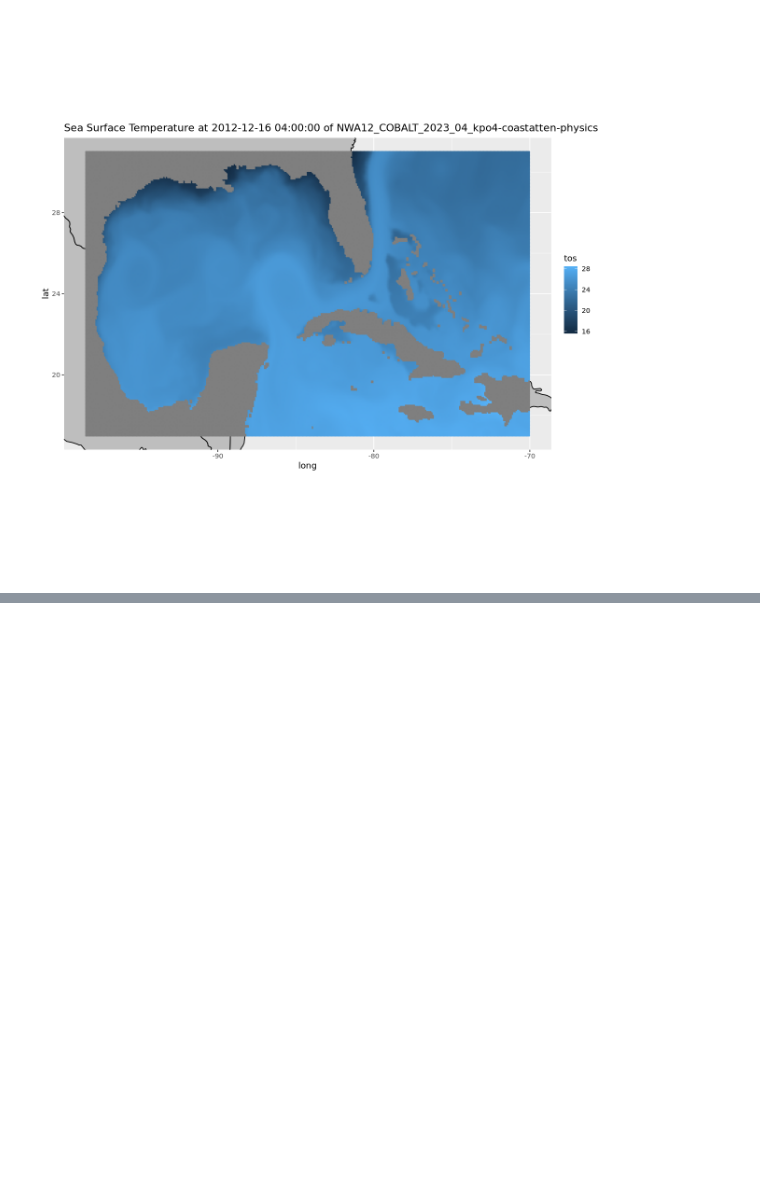
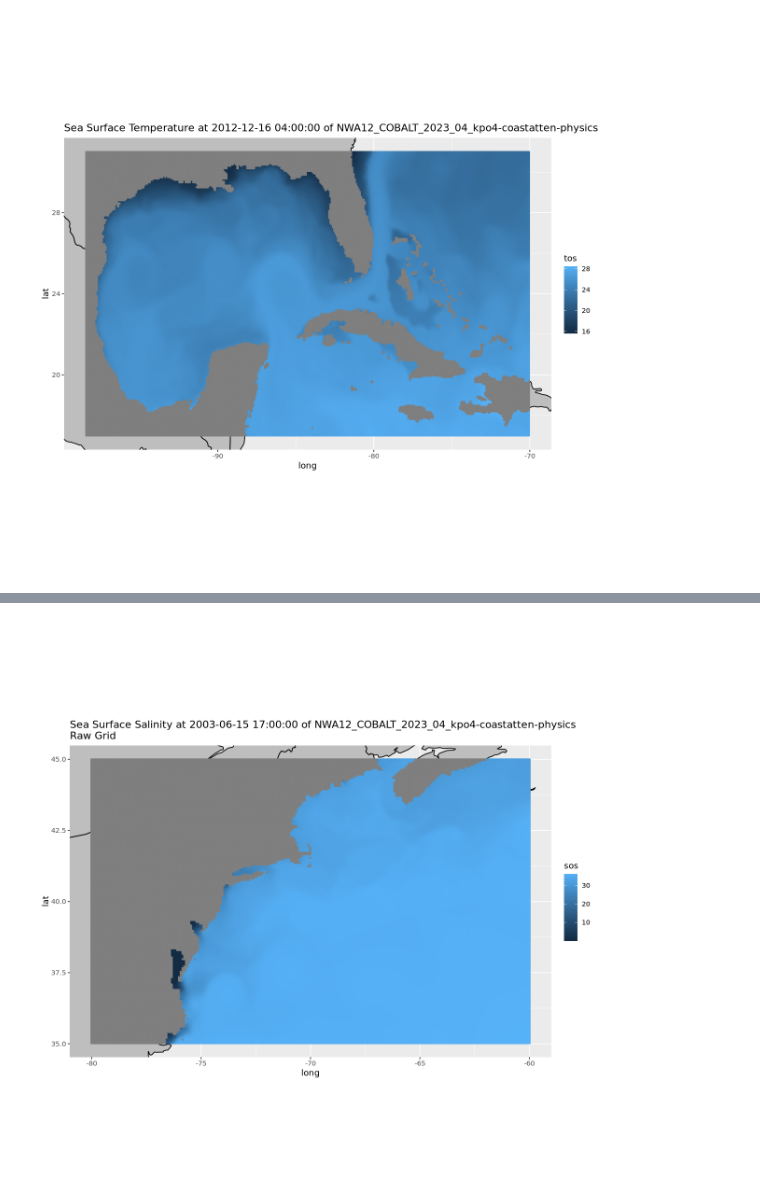
Before and after one commit to chiaweh2/cefi-cookbook, a Jupyter notebook: content/data_access/access_cloud/r_get_cefi.ipynb, the cells around one changed output, grey strips where cells are left out. Cells and saved outputs as stored; diff of their text form; code cells hidden in the pictures; blank space fills up the shorter version.

Commit message:
add exmaple for getting the raw grid data and combining it with the real lat/lon

```diff
--- a/content/data_access/access_cloud/r_get_cefi.ipynb
+++ b/content/data_access/access_cloud/r_get_cefi.ipynb
@@ -157,0 +214,3 @@ p
+# %%
+lon <- grid$geolon$values
+lat <- grid$geolat$values
@@ -157,0 +219,17 @@ p
+# %%
+slice <- slice$transpose('xh', 'yh', 'time', 'nv')
+X <- as.vector(t(lon))
+Y <- as.vector(t(lat))
+data <- as.vector(t(matrix(slice$sos$values)))
+
+df <- data.frame(
+  "lon" = X,
+  "lat" = Y,
+  "sos" = data
+)
+# %%
+sub = filter(df, lat>35)
+sub = filter(sub, lat<45)
+sub = filter(sub, lon>=-80)
+sub = filter(sub, lon<=-60)
+sub
@@ -157,0 +256,14 @@ p
+# %%
+options(repr.plot.width = 10, repr.plot.height = 10)
+ylim <- c( min(sub$lat), max(sub$lat) )
+xlim <- c( min(sub$lon), max(sub$lon) )
+# %%
+w <- map_data( 'world', ylim = ylim, xlim = xlim )
+p = ggplot() +
+    geom_polygon(data = w, aes(x=long, y = lat, group = group), fill = "grey", color = "black") +
+    coord_fixed(1.3, xlim = xlim, ylim = ylim) +
+    geom_point(data = sub, aes(color = sos, y=lat, x=lon), size=1) +
+    labs(title = paste(long_name, 'at', datetime, 'of', title, '\nRaw Grid'))
+p
+# %% [output]
+[figure, added]
```
Also changed, not shown: parts of 7 cells of this notebook.
